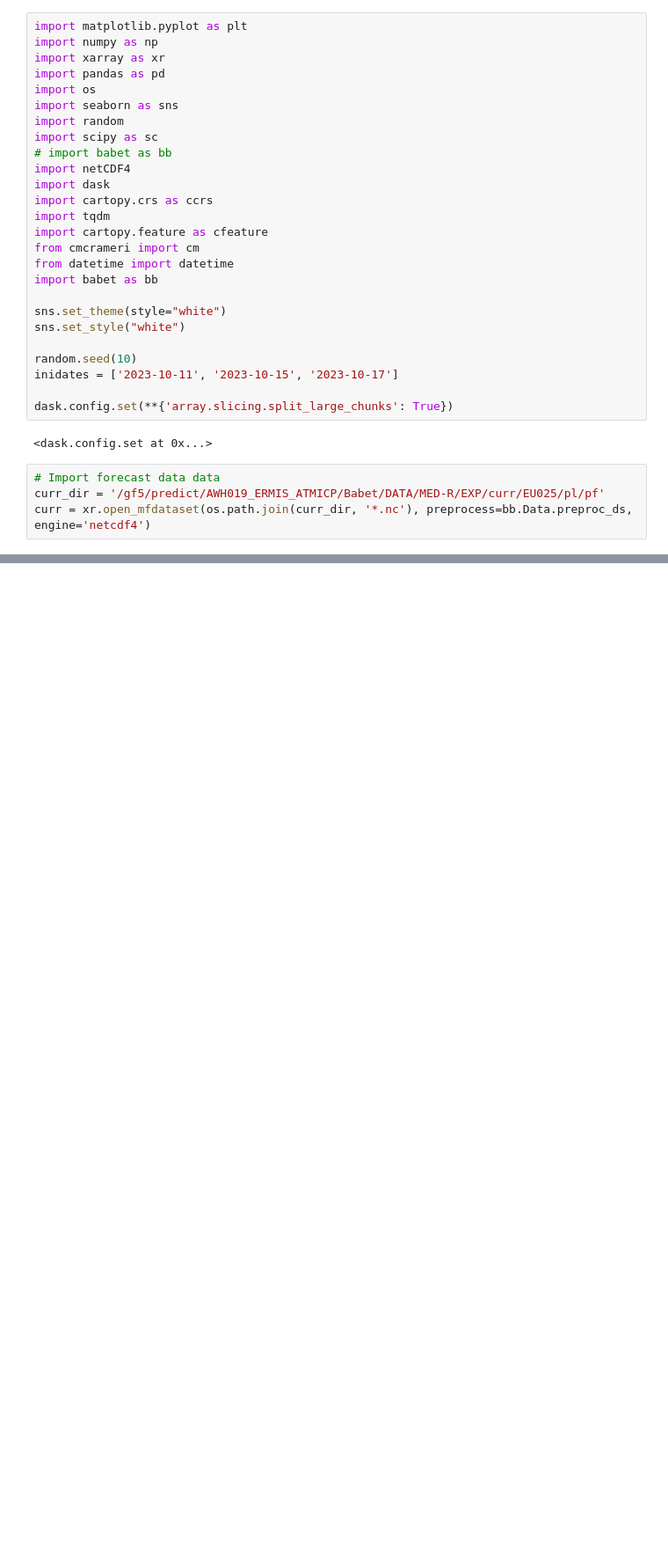
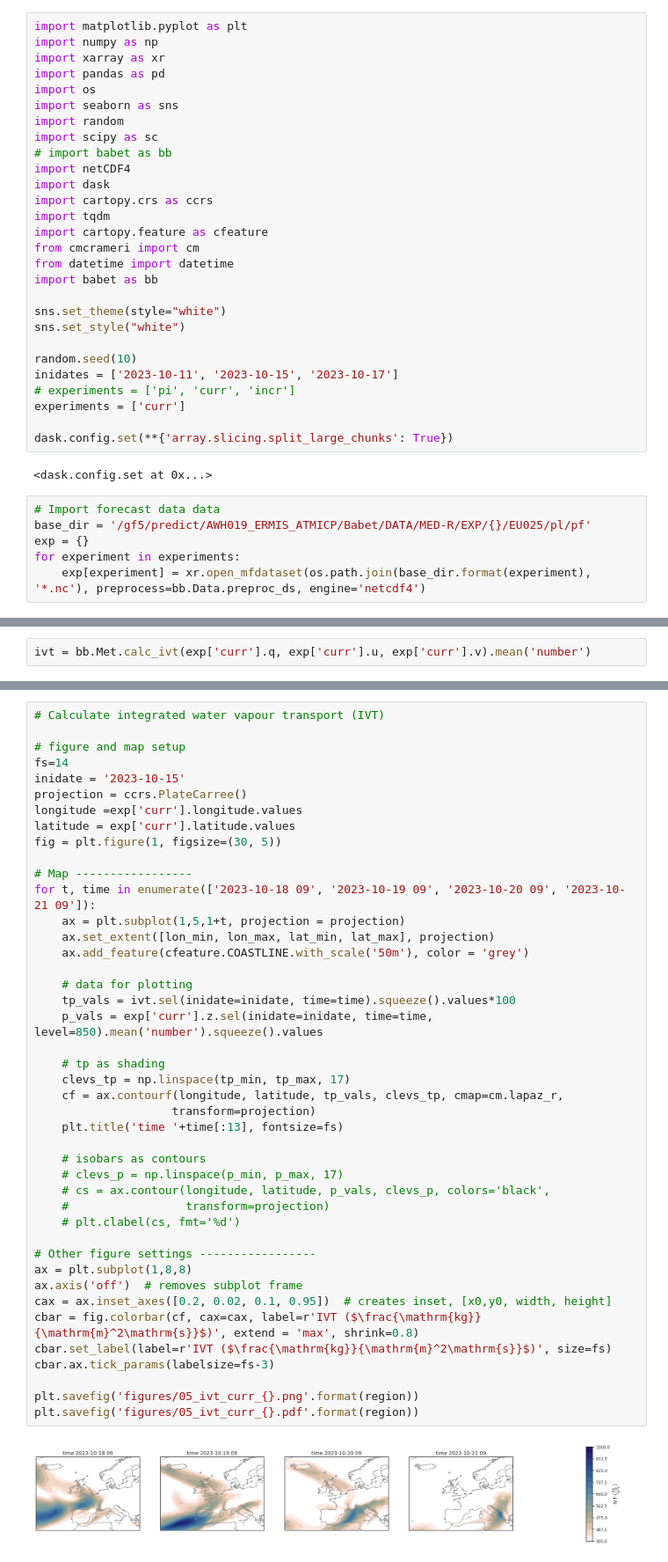
Before and after one commit to shirin-ermis/Storm_Babet, a Jupyter notebook: notebooks/05_atmospheric_rivers.ipynb, the cells around one changed output, grey strips where cells are left out. Shown: that part at 88% size. Saved outputs shown, nothing was run; the diff lists cells and outputs as text; blank space fills up the shorter version.

```diff
--- a/notebooks/05_atmospheric_rivers.ipynb
+++ b/notebooks/05_atmospheric_rivers.ipynb
@@ -22,11 +22,15 @@ sns.set_style("white")
 
 random.seed(10)
 inidates = ['2023-10-11', '2023-10-15', '2023-10-17']
+# experiments = ['pi', 'curr', 'incr']
+experiments = ['curr']
 
 dask.config.set(**{'array.slicing.split_large_chunks': True})
 # %% [output]
 <dask.config.set at 0x...>
 # %%
 # Import forecast data data
-curr_dir = '/gf5/predict/AWH019_ERMIS_ATMICP/Babet/DATA/MED-R/EXP/curr/EU025/pl/pf'
-curr = xr.open_mfdataset(os.path.join(curr_dir, '*.nc'), preprocess=bb.Data.preproc_ds, engine='netcdf4')
+base_dir = '/gf5/predict/AWH019_ERMIS_ATMICP/Babet/DATA/MED-R/EXP/{}/EU025/pl/pf'
+exp = {}
+for experiment in experiments:
+    exp[experiment] = xr.open_mfdataset(os.path.join(base_dir.format(experiment), '*.nc'), preprocess=bb.Data.preproc_ds, engine='netcdf4')
@@ -38,0 +57,2 @@ bb.Met.calc_ivt(curr.q, curr.u, curr.v).mean('number').sel(time=['2023-10-18 09'
+# %%
+ivt = bb.Met.calc_ivt(exp['curr'].q, exp['curr'].u, exp['curr'].v).mean('number')
@@ -38,0 +81,45 @@ bb.Met.calc_ivt(curr.q, curr.u, curr.v).mean('number').sel(time=['2023-10-18 09'
+# %%
+# Calculate integrated water vapour transport (IVT)
+
+# figure and map setup
+fs=14
+inidate = '2023-10-15'
+projection = ccrs.PlateCarree()
+longitude =exp['curr'].longitude.values
+latitude = exp['curr'].latitude.values
+fig = plt.figure(1, figsize=(30, 5))
+
+# Map -----------------
+for t, time in enumerate(['2023-10-18 09', '2023-10-19 09', '2023-10-20 09', '2023-10-21 09']):
+    ax = plt.subplot(1,5,1+t, projection = projection)
+    ax.set_extent([lon_min, lon_max, lat_min, lat_max], projection)
+    ax.add_feature(cfeature.COASTLINE.with_scale('50m'), color = 'grey')
+
+    # data for plotting
+    tp_vals = ivt.sel(inidate=inidate, time=time).squeeze().values*100
+    p_vals = exp['curr'].z.sel(inidate=inidate, time=time, level=850).mean('number').squeeze().values
+
+    # tp as shading
+    clevs_tp = np.linspace(tp_min, tp_max, 17)
+    cf = ax.contourf(longitude, latitude, tp_vals, clevs_tp, cmap=cm.lapaz_r,
+                    transform=projection)
+    plt.title('time '+time[:13], fontsize=fs)
+
+    # isobars as contours
+    # clevs_p = np.linspace(p_min, p_max, 17)
+    # cs = ax.contour(longitude, latitude, p_vals, clevs_p, colors='black',
+    #                 transform=projection)
+    # plt.clabel(cs, fmt='%d')
+
+# Other figure settings -----------------
+ax = plt.subplot(1,8,8)
+ax.axis('off')  # removes subplot frame
+cax = ax.inset_axes([0.2, 0.02, 0.1, 0.95])  # creates inset, [x0,y0, width, height]
+cbar = fig.colorbar(cf, cax=cax, label=r'IVT ($\frac{\mathrm{kg}}{\mathrm{m}^2\mathrm{s}}$)', extend = 'max', shrink=0.8)
+cbar.set_label(label=r'IVT ($\frac{\mathrm{kg}}{\mathrm{m}^2\mathrm{s}}$)', size=fs)
+cbar.ax.tick_params(labelsize=fs-3)
+
+plt.savefig('figures/05_ivt_curr_{}.png'.format(region))
+plt.savefig('figures/05_ivt_curr_{}.pdf'.format(region))
+# %% [output]
+[figure, added]
```
Also changed, not shown: parts of 14 cells of this notebook.
